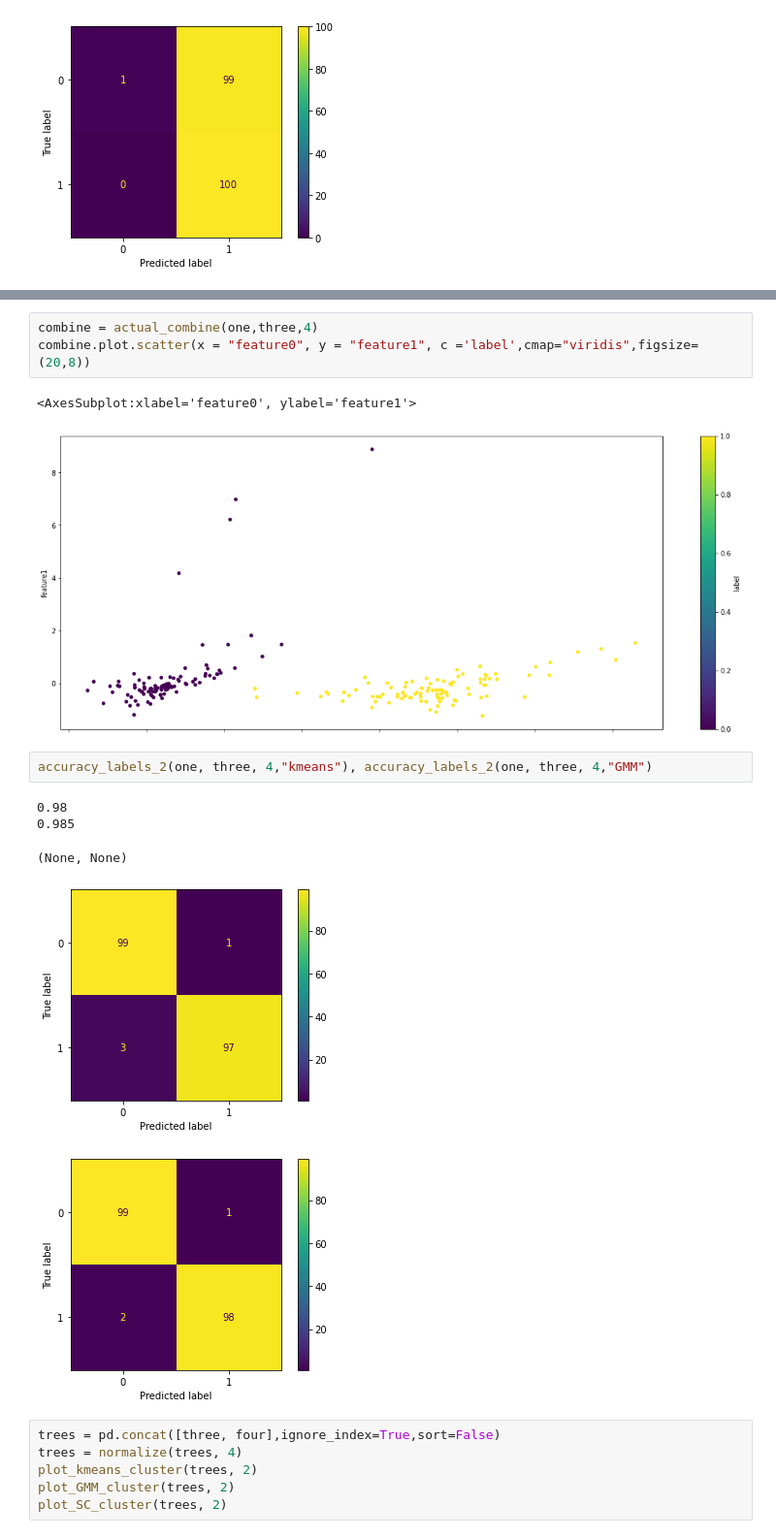
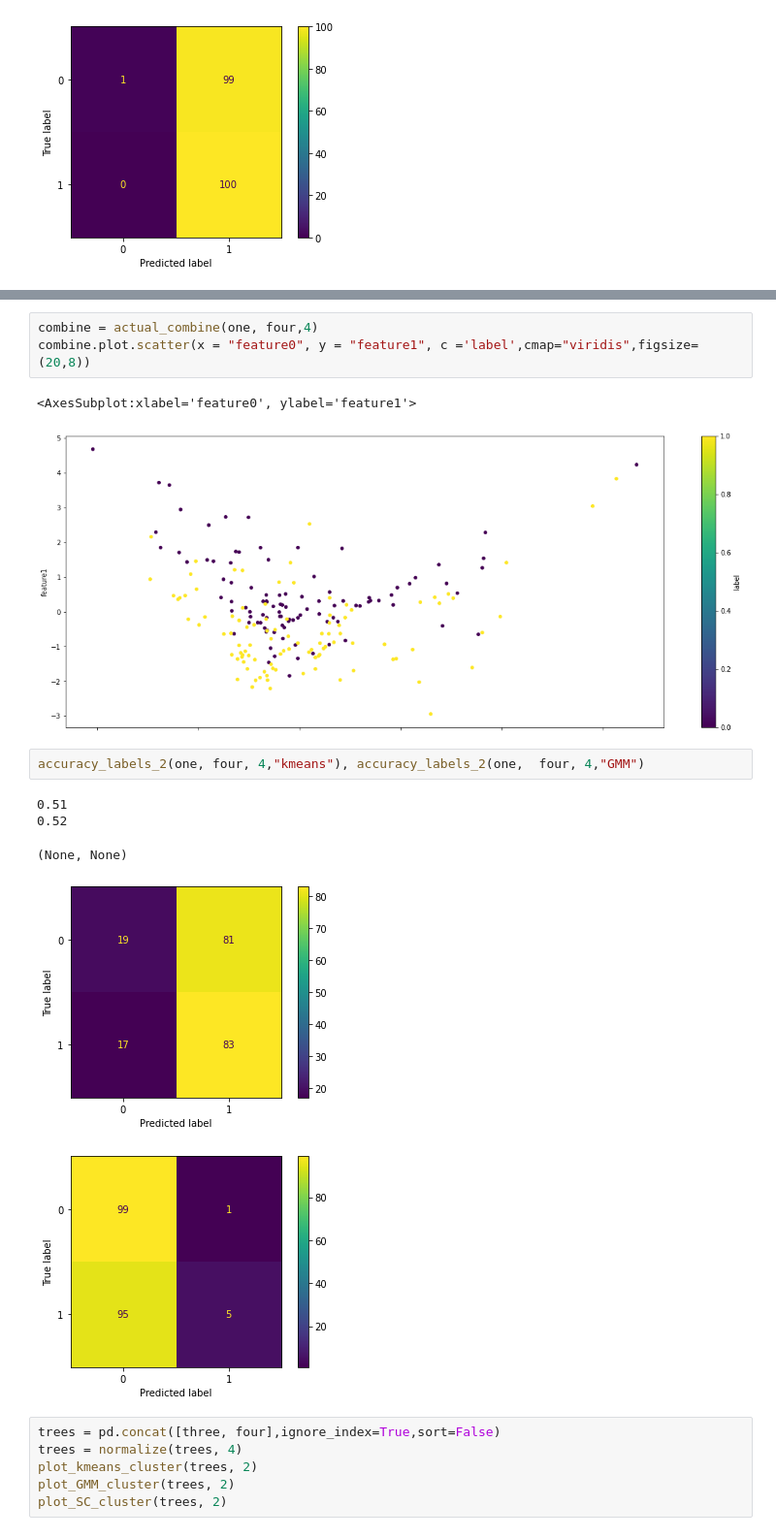
Before and after one commit to solislemuslab/PhyloClustering.jl, a Jupyter notebook: Clutering_check.ipynb, the cells around one changed output, grey strips where cells are left out. Shown at 97% size. Cells and saved outputs as stored; diff of their text form.

```diff
--- a/Clutering_check.ipynb
+++ b/Clutering_check.ipynb
@@ -237,17 +237,17 @@ plot_SC_cluster(trees, 2)
 # %%
-combine = actual_combine(one,three,4)
+combine = actual_combine(one, four,4)
 combine.plot.scatter(x = "feature0", y = "feature1", c ='label',cmap="viridis",figsize=(20,8))
 # %% [output]
 <AxesSubplot:xlabel='feature0', ylabel='feature1'>
-[figure, old version]
+[figure, new version]
 # %%
-accuracy_labels_2(one, three, 4,"kmeans"), accuracy_labels_2(one, three, 4,"GMM")
+accuracy_labels_2(one, four, 4,"kmeans"), accuracy_labels_2(one,  four, 4,"GMM")
 # %% [output]
-0.98
-0.985
+0.51
+0.52
 (None, None)
-[figure, old version]
+[figure, new version]
-[figure, old version]
+[figure, new version]
 # %%
 trees = pd.concat([three, four],ignore_index=True,sort=False)
 trees = normalize(trees, 4)
```
Also changed, not shown: parts of 2 cells of this notebook, 1 other file.
